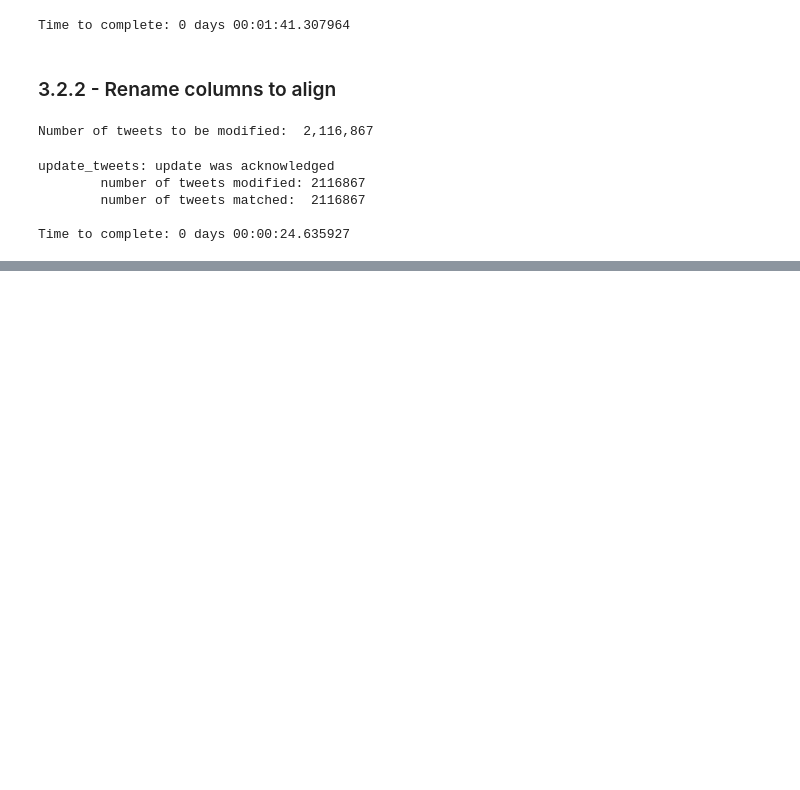
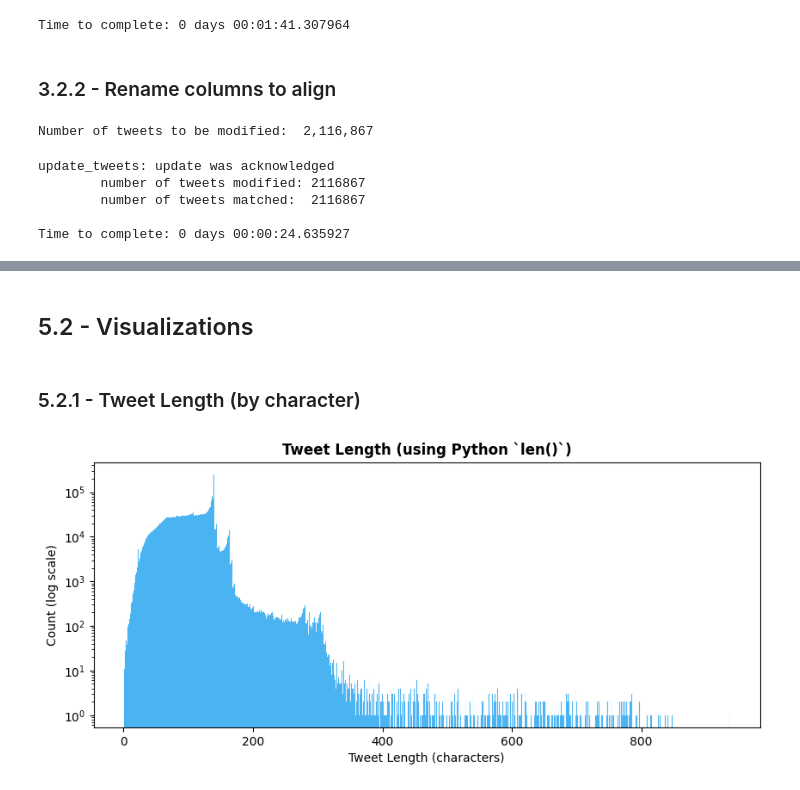
Before and after one commit to disinfo-detectors/ttt_pymongo, a Jupyter notebook: src/01_merge_and_preprocess.ipynb, the cells around one changed output, grey strips where cells are left out. Drawn from its saved outputs; the diff is of its cells as text; code cells hidden in the pictures; blank space fills up the shorter version.

```diff
--- a/src/01_merge_and_preprocess.ipynb
+++ b/src/01_merge_and_preprocess.ipynb
@@ -626,0 +988,53 @@ Time to complete: 0 days 00:00:24.635927
+# %% [markdown]
+## 5.2 - Visualizations
+# %% [markdown]
+### 5.2.1 - Tweet Length (by character)
+# %%
+source_collection = COLLECTION_MERGED
+
+query_dict = {}     # query all tweets
+
+return_fields = [
+    'content'
+]
+
+tweet_text_list = db.query(
+    collection=source_collection,
+    query_dict=query_dict,
+    return_fields=return_fields,
+    lazy=False
+)
+# %%
+tweet_lengths = [len(tweet_text['content']) for tweet_text in tweet_text_list if tweet_text['content'] is not None]
+
+# replicating a graph from past project
+twitter_colors = {
+    'blue': r"#1DA1F2",     # source: https://usbrandcolors.com/twitter-colors/
+    'black': r"#14171A",
+    'dark gray': r"#657786",
+    'dark blue': r"#0f5580" # "blue" with brightness changed 88% to 50%, non-standard color
+    }
+
+# Create the figure and axes
+fig, ax = plt.subplots(figsize=(10, 4))
+
+# Set the y-axis scale to logarithmic
+ax.set_yscale('log')
+
+# Set the title, x-axis label, and y-axis label
+ax.set_title("Tweet Length (using Python `len()`)", weight='bold')
+ax.set_xlabel("Tweet Length (characters)")
+ax.set_ylabel("Count (log scale)")
+
+# Plot the histogram using seaborn
+sns.histplot(tweet_lengths,
+            color=twitter_colors['blue'],
+            edgecolor=twitter_colors['blue'],
+            discrete=True,
+             ax=ax
+             )
+
+# Show the plot
+plt.show()
+# %% [output]
+[figure, added]
```
Also changed, not shown: parts of 18 cells of this notebook.
